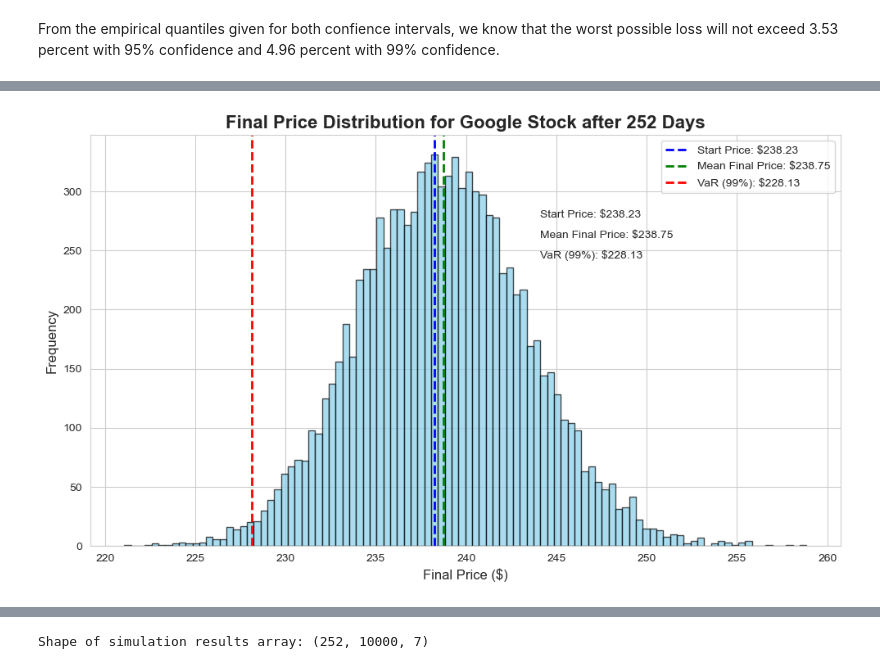
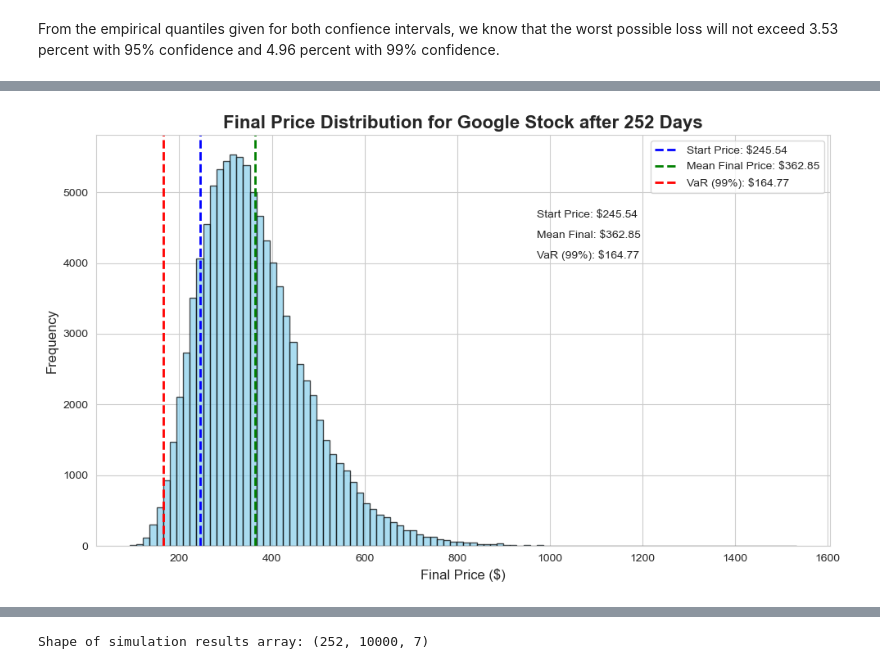
Before and after one commit to tugpa/Risk-Analysis-and-Forecasting-of-Tech-Stocks, a Jupyter notebook: Analyzing and Predicting Magnificent 7 Stocks.ipynb, the cells around one changed output, grey strips where cells are left out. Drawn from its saved outputs; the diff is of its cells as text; code cells hidden in the pictures.

```diff
--- a/Analyzing and Predicting Magnificent 7 Stocks.ipynb
+++ b/Analyzing and Predicting Magnificent 7 Stocks.ipynb
@@ -287,15 +318,17 @@ def stock_monte_carlo(start_price, days, mu, sigma):
     return price
 # %%
 days = 252
-mu = rets_compr.mean()['GOOG']
-sigma = rets_compr.std()['GOOG']
-start_price = GOOG.tail().iloc[4,0]
+stock_list = ['GOOG']
+end = datetime.now()
+start = datetime(end.year - 1, end.month, end.day)
 
-for run in range(1,100):
-    plt.plot(stock_monte_carlo(start_price,days,mu,sigma))
+close = yf.download(stock_list, start, end)['Close']
+log_returns = np.log(close / close.shift(1)).dropna()
+mu = log_returns.mean().values[0] * 252
+sigma = log_returns.std().values[0] * np.sqrt(252)
+start_price = close.iloc[-1].values[0]
+n_simulations = 100
 
-plt.xlabel('Days')
-plt.ylabel('Price')
-plt.title('Monte Carlo Analysis for Google')
-plt.show()
+simulation  = stock_monte_carlo(start_price,days,mu,sigma,n_simulations)
+print("Shape of simulation results array:", simulation.shape)
 # %% [output]
@@ -303,30 +345,27 @@ plt.show()
 # %%
-runs = 10000
-simulations = np.zeros(runs)
+runs = 100000
+simulations = stock_monte_carlo(start_price,days,mu,sigma,runs)
+final_prices = simulations[-1, :]
 
-for run in range(runs):
-    simulated_path = stock_monte_carlo(start_price, days, mu, sigma)
-    simulations[run] = simulated_path[-1]
-
-var_99 = np.percentile(simulations, 1)
+var_99 = np.percentile(final_prices, 1)
 
 plt.figure(figsize=(10, 6))
-plt.hist(simulations, bins=100, color='skyblue', edgecolor='black', alpha=0.7)
+plt.hist(final_prices, bins=100, color='skyblue', edgecolor='black', alpha=0.7)
 
 plt.text(0.6, 0.8, f"Start Price: ${start_price:.2f}", transform=plt.gca().transAxes)
-plt.text(0.6, 0.75, f"Mean Final Price: ${simulations.mean():.2f}", transform=plt.gca().transAxes)
+plt.text(0.6, 0.75, f"Mean Final: ${final_prices.mean():.2f}", transform=plt.gca().transAxes)
 plt.text(0.6, 0.7, f"VaR (99%): ${var_99:.2f}", transform=plt.gca().transAxes)
 
 plt.axvline(x=start_price, color='blue', linestyle='--', linewidth=2, label=f"Start Price: ${start_price:.2f}")
-plt.axvline(x=simulations.mean(), color='green', linestyle='--', linewidth=2, label=f"Mean Final Price: ${simulations.mean():.2f}")
+plt.axvline(x=final_prices.mean(), color='green', linestyle='--', linewidth=2, label=f"Mean Final Price: ${final_prices.mean():.2f}")
 plt.axvline(x=var_99, color='red', linestyle='--', linewidth=2, label=f"VaR (99%): ${var_99:.2f}")
 
 plt.title(f"Final Price Distribution for Google Stock after {days} Days", weight='bold', fontsize=16)
 plt.xlabel("Final Price ($)", fontsize=12)
 plt.ylabel("Frequency", fontsize=12)
 plt.legend()
 plt.grid(True)
 plt.tight_layout()
 plt.show()
 # %% [output]
-[figure, old version]
+[figure, new version]
```
Also changed, not shown: parts of 52 cells of this notebook.
